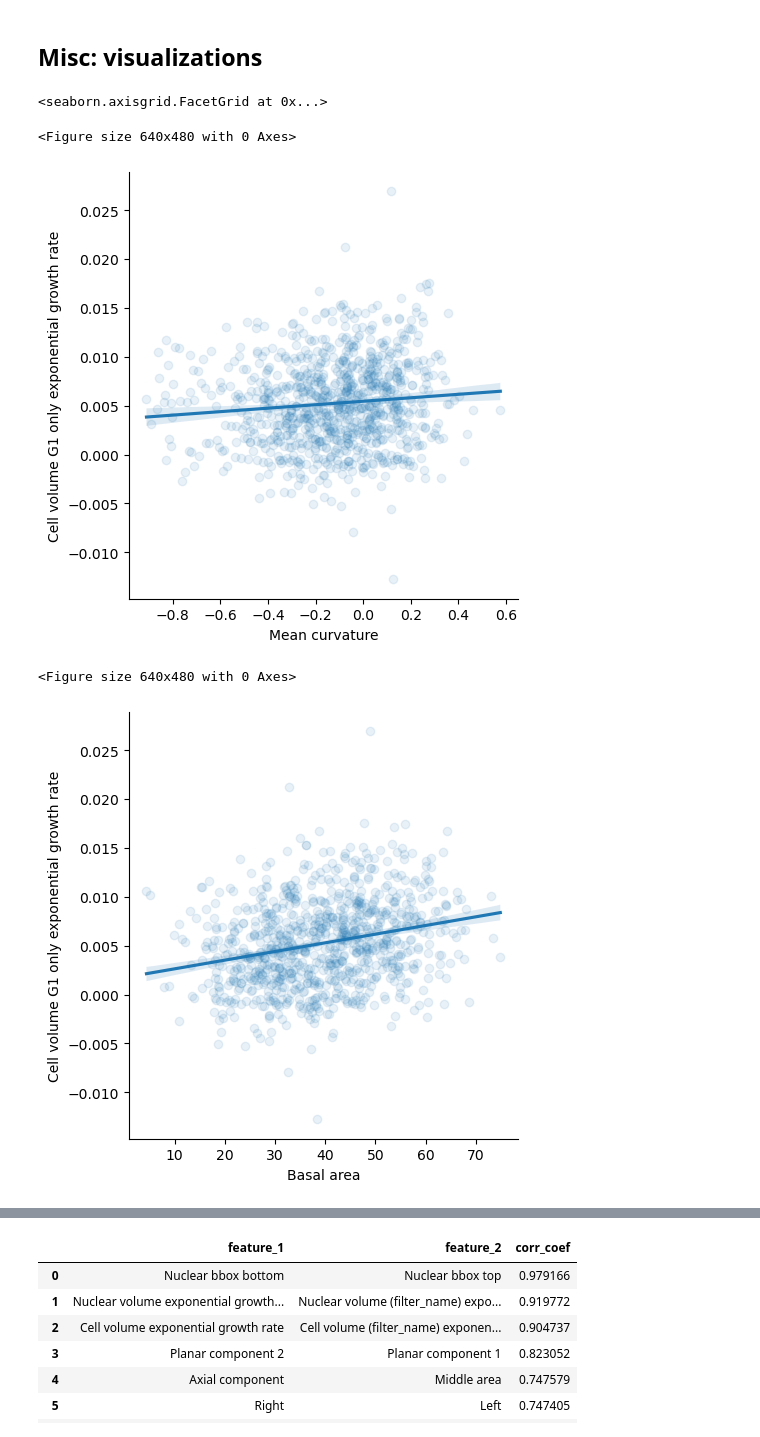
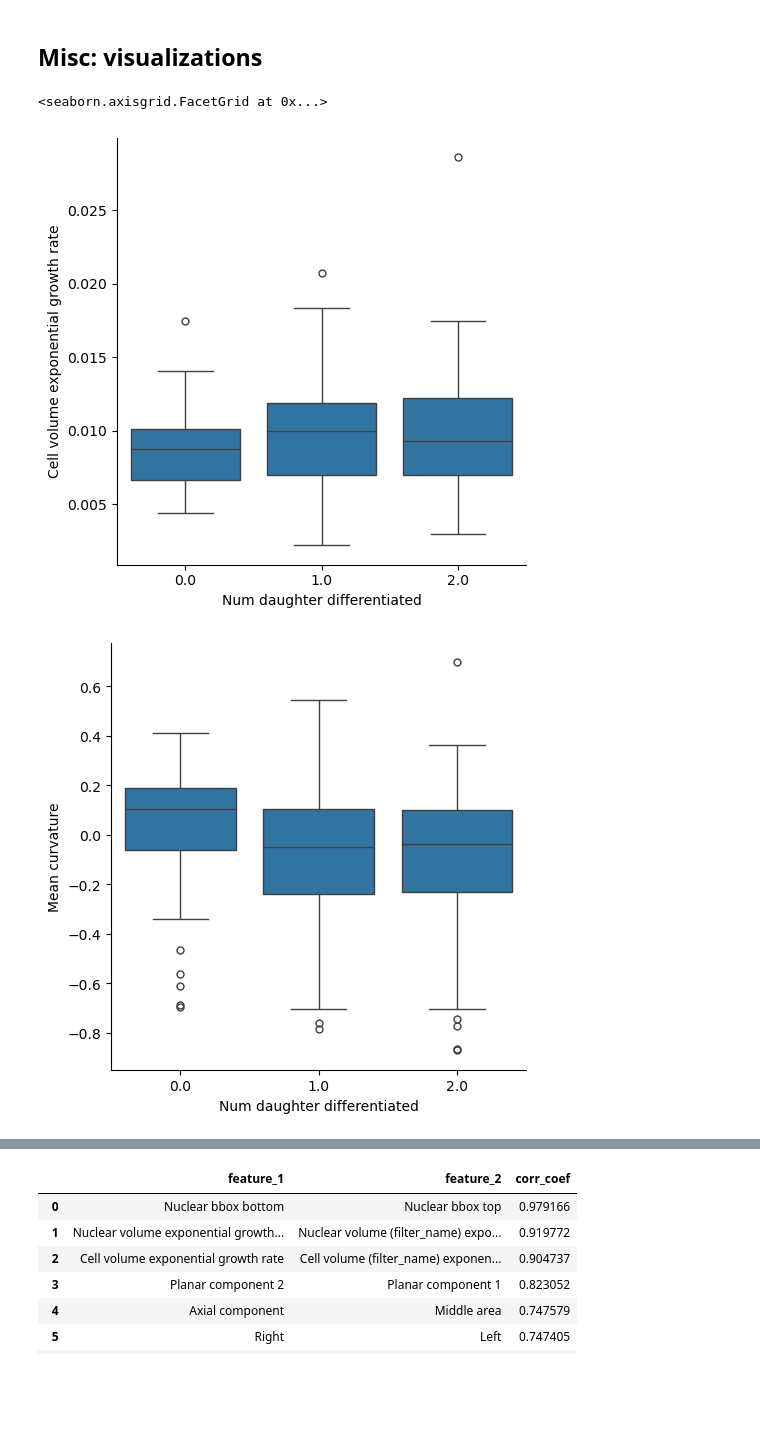
Before and after one commit to xies/mouse_skin_size_control, a Jupyter notebook: 2025_lineage_analysis/notebooks/RF_classify_division.ipynb, the cells around one changed output, grey strips where cells are left out. Cells and saved outputs as stored; diff of their text form; code cells hidden in the pictures; blank space fills up the shorter version.

```diff
--- a/2025_lineage_analysis/notebooks/RF_classify_division.ipynb
+++ b/2025_lineage_analysis/notebooks/RF_classify_division.ipynb
@@ -230,20 +234,16 @@ array([9])
 # %% [markdown]
 ## Misc: visualizations
 # %%
-plt.figure()
-x = 'Mean curvature'
-y = 'Cell volume G1 only exponential growth rate'
-sb.lmplot(all_df.droplevel(axis=1,level=1)[[x,y]].groupby('TrackID').mean(),x=x,y=y,
-          scatter_kws={'alpha':0.1})
+dataset_dir = '/Users/xies/Library/CloudStorage/OneDrive-Stanford/Skin/Mesa et al/Lineage models/Dataset pickles'
+all_df = pd.read_pickle(path.join(dataset_dir,f'all_df.pkl'))
+divisions = pd.read_pickle(path.join(dataset_dir,f'divisions.pkl'))
 
-plt.figure()
-x = 'Basal area'
-y = 'Cell volume G1 only exponential growth rate'
-sb.lmplot(all_df.droplevel(axis=1,level=1)[[x,y]].groupby('TrackID').mean(),x=x,y=y,
-          scatter_kws={'alpha':0.1}, fit_reg=True)
+sb.catplot(divisions.droplevel(axis=1,level=1),x='Num daughter differentiated',y='Cell volume exponential growth rate',kind='box')
+sb.catplot(divisions.droplevel(axis=1,level=1),x='Num daughter differentiated',y='Mean curvature',kind='box')
+sb.catplot(divisions.droplevel(axis=1,level=1),x='Num daughter differentiated',y='Basal area',kind='box')
+sb.catplot(divisions.droplevel(axis=1,level=1),x='Num daughter differentiated',y='Relative Basal area',kind='box')
+sb.catplot(divisions.droplevel(axis=1,level=1),x='Num daughter differentiated',y='Cell volume',kind='box')
 # %% [output]
 <seaborn.axisgrid.FacetGrid at 0x...>
-<Figure size 640x480 with 0 Axes>
-[figure, old version]
+[figure, new version]
-<Figure size 640x480 with 0 Axes>
-[figure, old version]
+[figure, new version]
```
Also changed, not shown: parts of 12 cells of this notebook, 5 other files.
